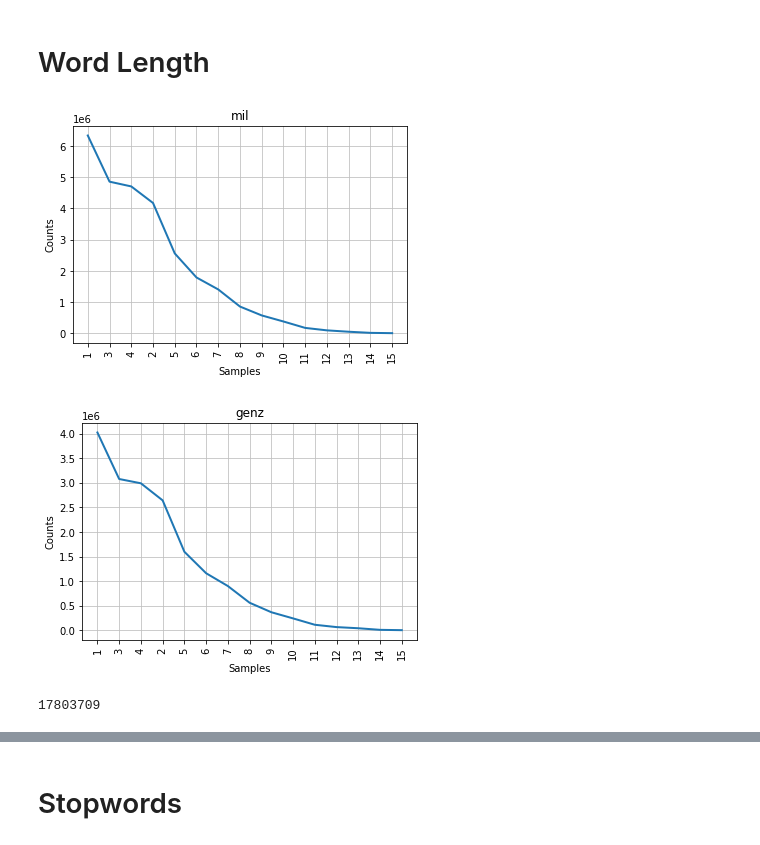
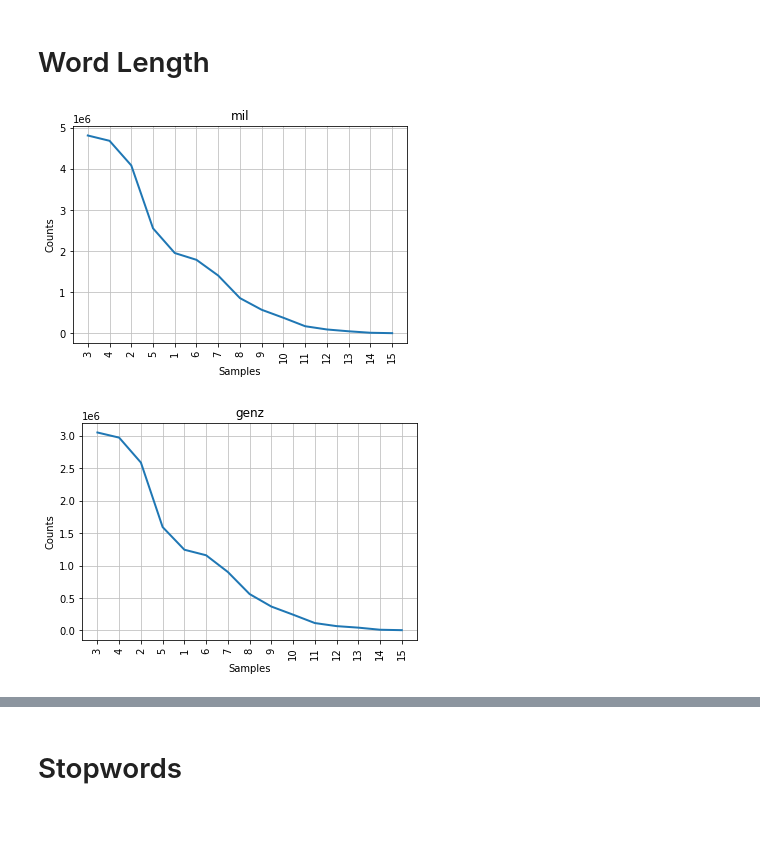
Before and after one commit to mdegoede/LanguageAndAI, a Jupyter notebook: preprocessing.ipynb, the cells around one changed output, grey strips where cells are left out. Saved outputs shown, nothing was run; the diff lists cells and outputs as text; code cells hidden in the pictures.

Commit message:
Token length, Word length, Stopwords, POS tagging, Sentence length, Averages.

```diff
--- a/preprocessing.ipynb
+++ b/preprocessing.ipynb
@@ -66,0 +69,5 @@ Name: post, Length: 15553, dtype: object
+# %%
+# transform the generation' corpora into lists of tokens
+generational_tokens = {}
+generational_tokens['mil'] = [token.lower() for token_list in tokens_mil for token in token_list]
+generational_tokens['genz'] = [token.lower() for token_list in tokens_genz for token in token_list]
@@ -68,25 +116,17 @@ Name: post, Length: 15553, dtype: object
 # Word Length
 # %%
 # transform the generation' corpora into lists of word tokens
-generational_tokens = {}
-generational_tokens['mil'] = [token for token_list in tokens_mil for token in token_list]
-generational_tokens['genz'] = [token for token_list in tokens_genz for token in token_list]
+generational_words = {}
+generational_words['mil'] = [token.lower() for token_list in tokens_mil for token in token_list if token.isalpha()]
+generational_words['genz'] = [token.lower() for token_list in tokens_genz for token in token_list if token.isalpha()]
 # %%
-# Get a distribution of token lengths
-import nltk
-
-generational_length_distributions = {}
-for gen in list(generational_tokens.keys()):
-    token_lengths = [len(token) for token in generational_tokens[gen]]
-    generational_length_distributions[gen] = nltk.FreqDist(token_lengths)
+# word length distribution
+generational_word_length_distr = {}
+for gen in list(generational_words.keys()):
+    token_lengths = [len(token) for token in generational_words[gen]]
+    generational_word_length_distr[gen] = nltk.FreqDist(token_lengths)
     # plot a graph of the distribution of word lengths in the corpus, for all words up to length 20
-    generational_length_distributions[gen].plot(15,title=gen)
-# these plots are called Mendenhall’s Characteristic Curves of Composition
+    generational_word_length_distr[gen].plot(15,title=gen)
 # %% [output]
-[figure, old version]
+[figure, new version]
-[figure, old version]
+[figure, new version]
-# %%
-len_shortest_corpus = min(len(generational_tokens['mil']), len(generational_tokens['genz']))
-len_shortest_corpus # this is hte len of the genz corpus
-# %% [output]
-17803709
```
Also changed, not shown: parts of 22 cells of this notebook.
